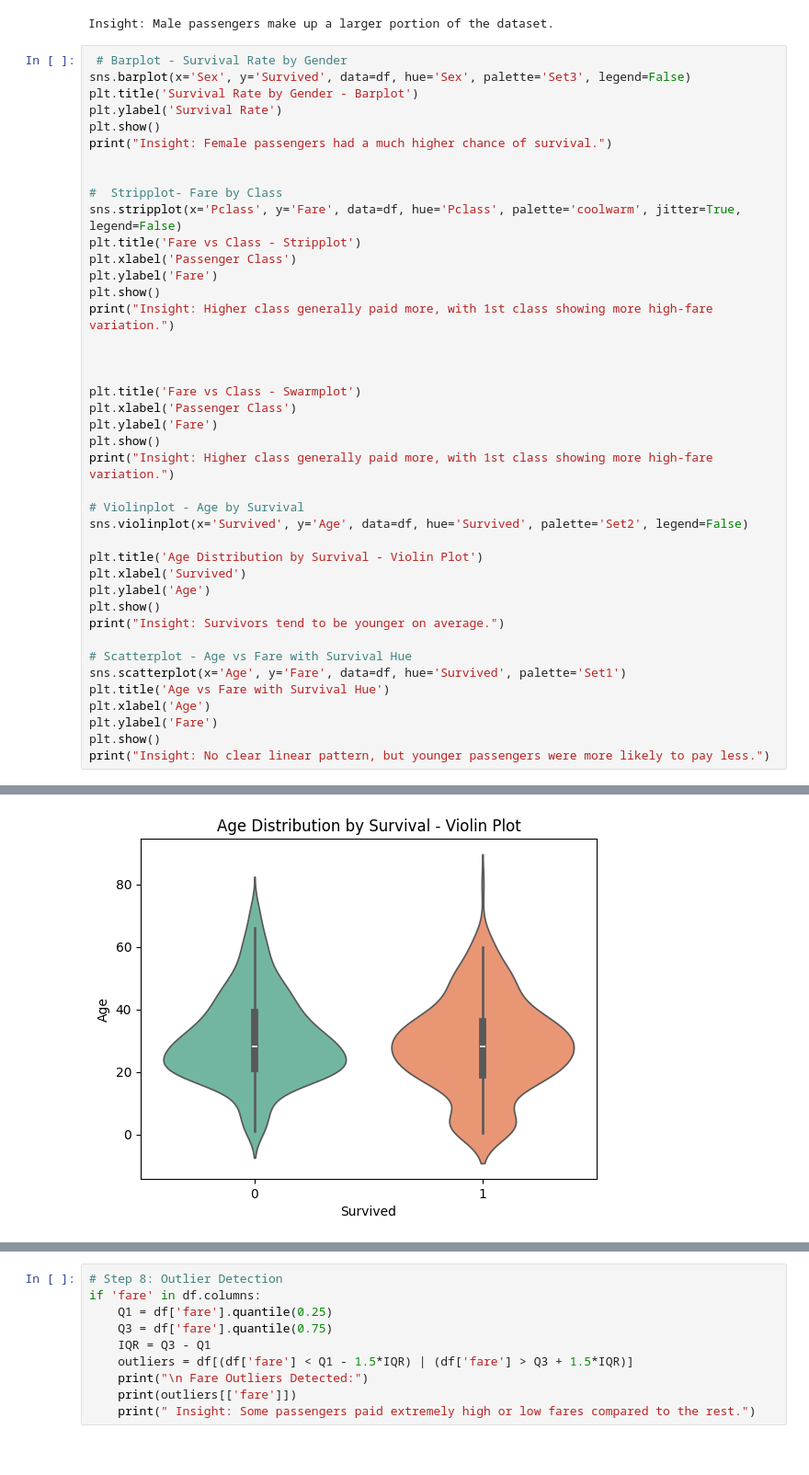
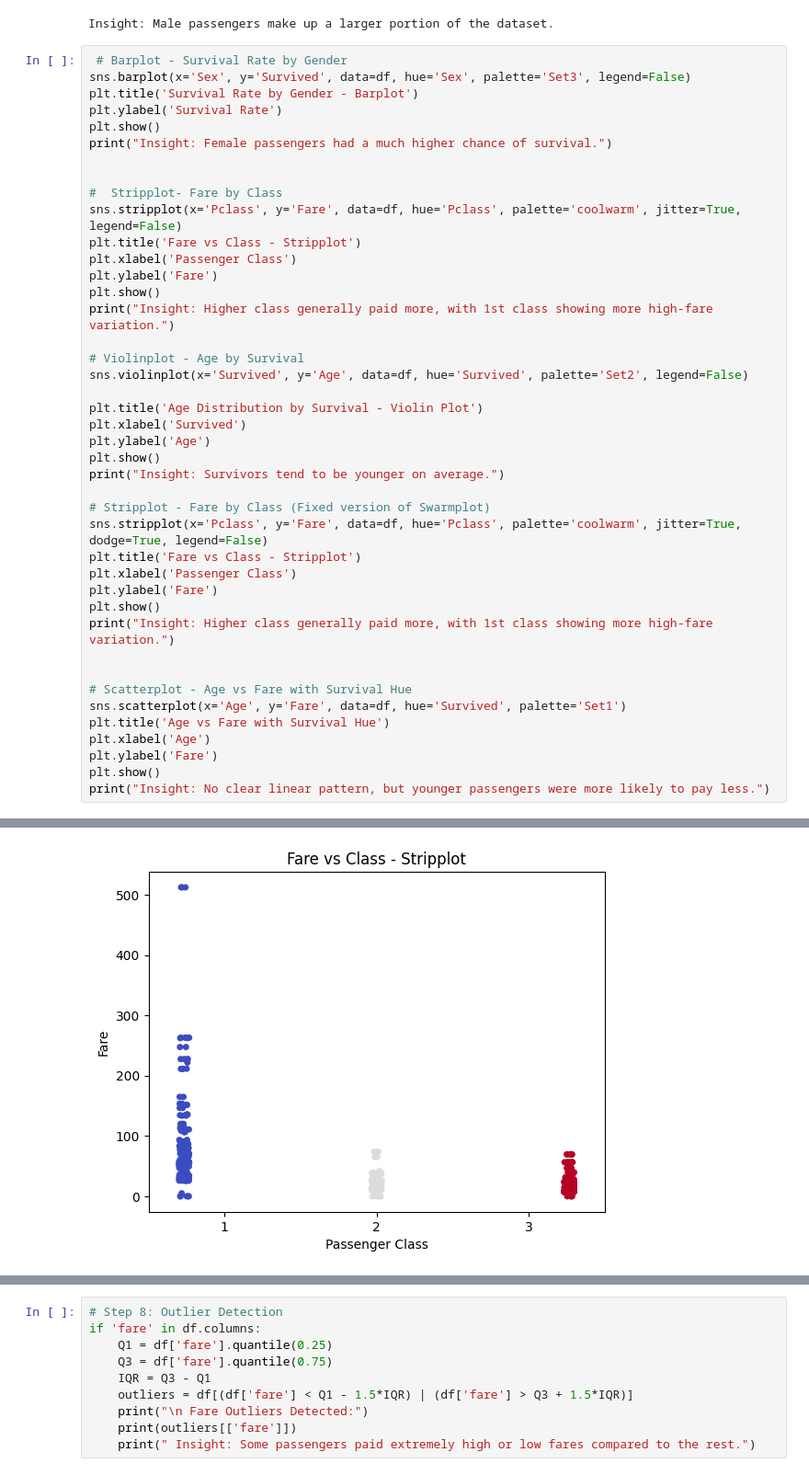
Before and after one commit to Madihajavaid12345/Titanic-dataset-Insights, a Jupyter notebook: Titanic_dataset_EDA.ipynb, the cells around one changed output, grey strips where cells are left out. Shown at 92% size. Cells and saved outputs as stored; diff of their text form.

```diff
--- a/Titanic_dataset_EDA.ipynb
+++ b/Titanic_dataset_EDA.ipynb
@@ -134,14 +134,6 @@ plt.ylabel('Fare')
 plt.show()
 print("Insight: Higher class generally paid more, with 1st class showing more high-fare variation.")
 
-
-
-plt.title('Fare vs Class - Swarmplot')
-plt.xlabel('Passenger Class')
-plt.ylabel('Fare')
-plt.show()
-print("Insight: Higher class generally paid more, with 1st class showing more high-fare variation.")
-
 # Violinplot - Age by Survival
 sns.violinplot(x='Survived', y='Age', data=df, hue='Survived', palette='Set2', legend=False)
 
@@ -151,6 +143,15 @@ plt.ylabel('Age')
 plt.show()
 print("Insight: Survivors tend to be younger on average.")
 
+# Stripplot - Fare by Class (Fixed version of Swarmplot)
+sns.stripplot(x='Pclass', y='Fare', data=df, hue='Pclass', palette='coolwarm', jitter=True, dodge=True, legend=False)
+plt.title('Fare vs Class - Stripplot')
+plt.xlabel('Passenger Class')
+plt.ylabel('Fare')
+plt.show()
+print("Insight: Higher class generally paid more, with 1st class showing more high-fare variation.")
+
+
 # Scatterplot - Age vs Fare with Survival Hue
 sns.scatterplot(x='Age', y='Fare', data=df, hue='Survived', palette='Set1')
 plt.title('Age vs Fare with Survival Hue')
@@ -168 +169 @@ Insight: Higher class generally paid more, with 1st class showing more high-fare
-[figure, old version]
+[figure, new version]
```
Also changed, not shown: parts of 1 cell of this notebook.
